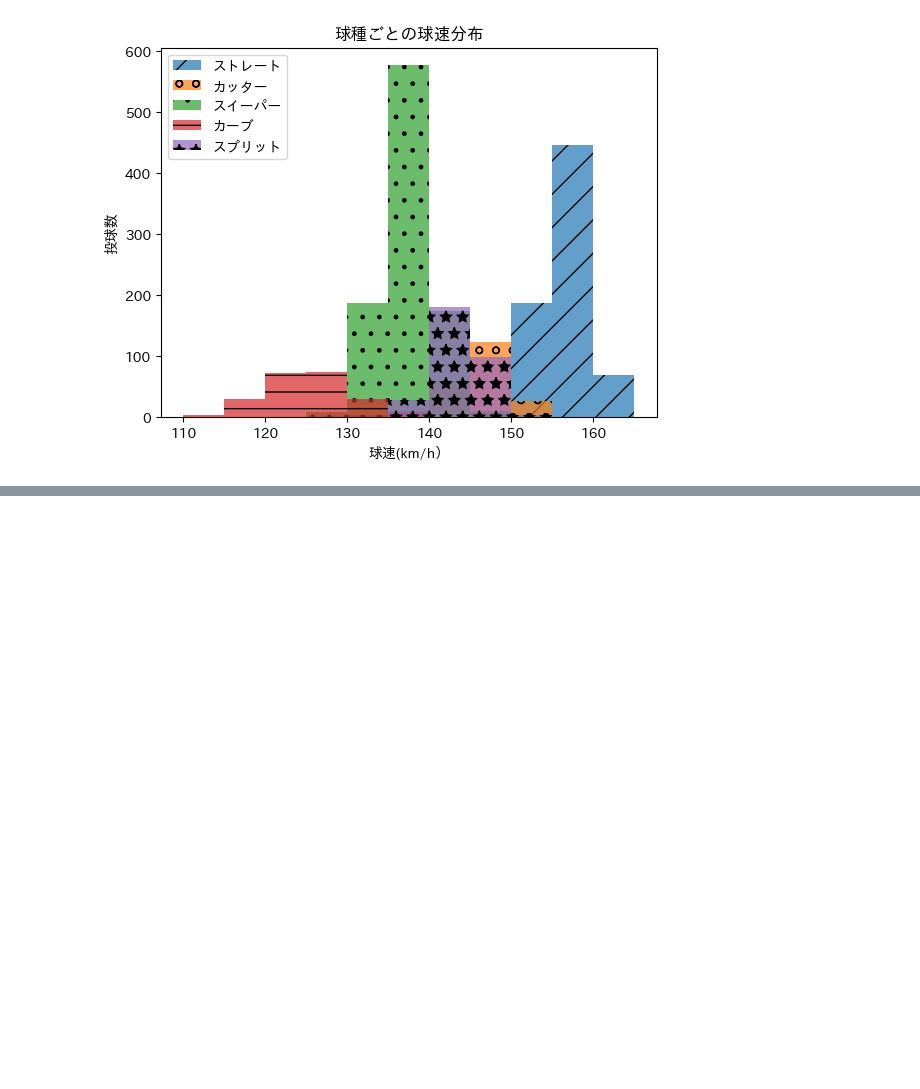
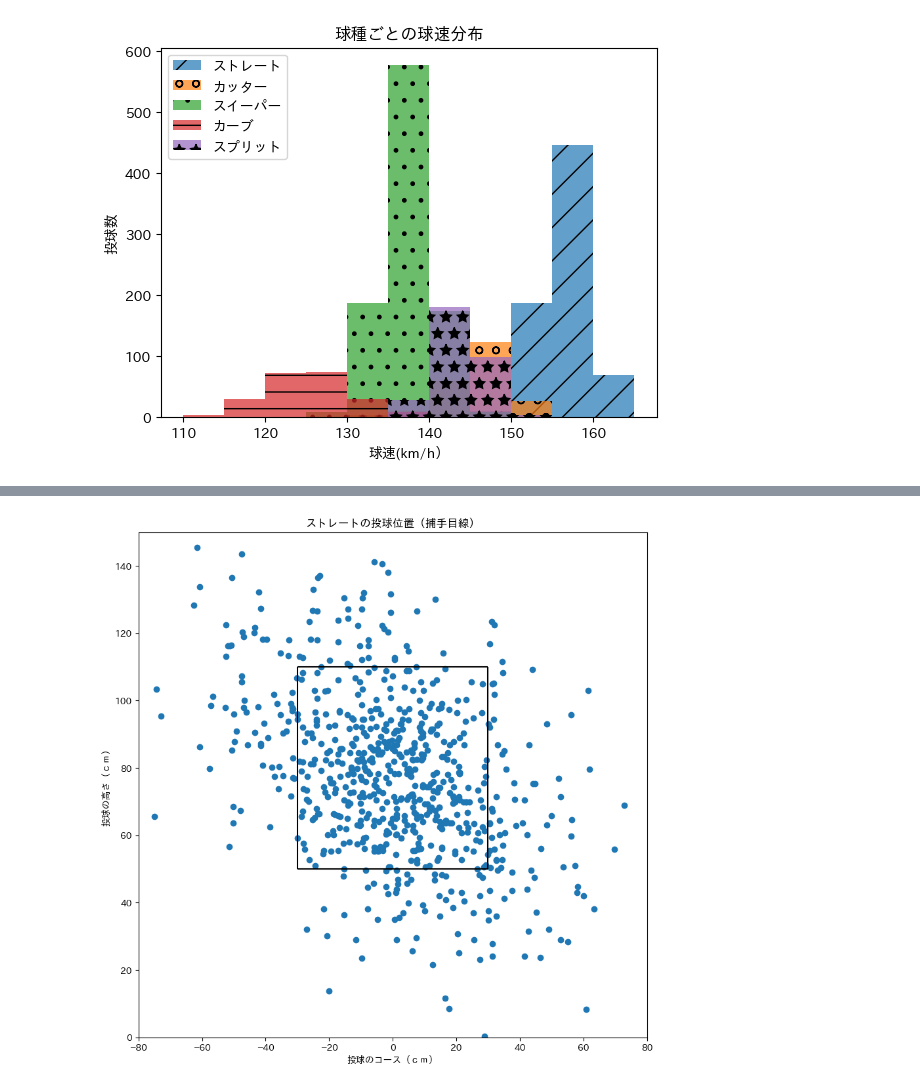
Before and after one commit to hitomitsu50/SportsData_Portfolio, a Jupyter notebook: 野球データ.ipynb, the cells around one changed output, grey strips where cells are left out. Cells and saved outputs as stored; diff of their text form; code cells hidden in the pictures; blank space fills up the shorter version.

```diff
--- a/野球データ.ipynb
+++ b/野球データ.ipynb
@@ -169,3 +164,9 @@ plt.legend(loc="upper left")
 plt.show()
 # %% [output]
 [figure]
+# %%
+#2025年10月16日
+#単位変換
+df["plate_x_cm"]=df["plate_x"]*30.48
+df["plate_z_cm"]=df["plate_z"]*30.48
+df.head()
@@ -171,0 +195,4 @@ plt.show()
+# %%
+#ストレートだけを取り出す
+Fastball=df[df["pitch_type"]=="FF"]
+Fastball.head()
@@ -171,0 +207,15 @@ plt.show()
+# %%
+#散布図の作成
+plt.figure(figsize=(10,10))
+plt.scatter(Fastball["plate_x_cm"],Fastball["plate_z_cm"])
+#見た目の調整
+plt.title("ストレートの投球位置（捕手目線）")
+plt.xlabel("投球のコース（ｃｍ）")
+plt.ylabel("投球の高さ（ｃｍ）")
+plt.xlim(-80,80)
+plt.ylim(0,150)
+plt.hlines(y=[50,110],xmin=-30,xmax=30,color="black")
+plt.vlines(x=[-30,30],ymin=50,ymax=110,color="black")
+plt.show()
+# %% [output]
+[figure, added]
```
Also changed, not shown: parts of 5 cells of this notebook.
